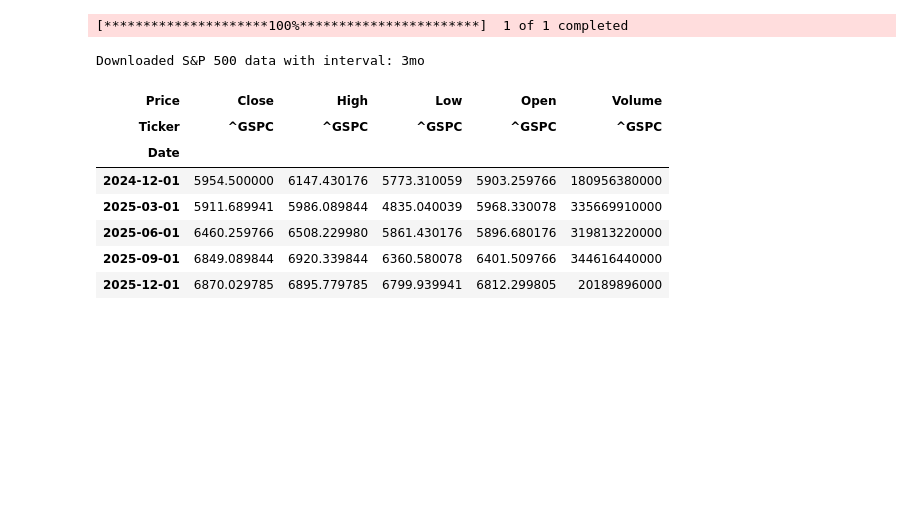
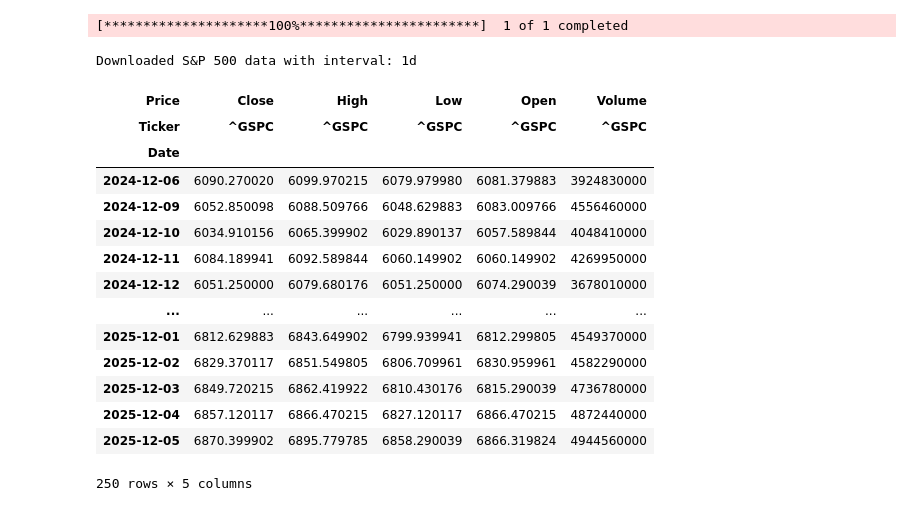
Before and after one commit to adilonam/setup-predictor, a Jupyter notebook: main.ipynb, the cells around one changed output. Drawn from its saved outputs; the diff is of its cells as text; code cells hidden in the pictures; blank space fills up the shorter version.

```diff
--- a/main.ipynb
+++ b/main.ipynb
@@ -1,27 +1,34 @@
 # %%
 from doctest import DocFileCase
 import yfinance as yf
 
 # Choose an interval: '1d' (daily), '1wk' (weekly), '1mo' (monthly), etc.
-interval = '3mo'  # Change this to '1wk' or '1mo' as needed
+interval = '1d'  # Change this to '1wk' or '1mo' as needed
 symbol = "^GSPC"
 # Download historical data for S&P 500 (^GSPC) with the chosen interval
 df = yf.download(symbol, period="1y", interval=interval)
 
 print(f"Downloaded S&P 500 data with interval: {interval}")
 
 df
 # %% [output]
 [*********************100%***********************]  1 of 1 completed
-Downloaded S&P 500 data with interval: 3mo
+Downloaded S&P 500 data with interval: 1d
 | Price | Close | High | Low | Open | Volume |
 | Ticker | ^GSPC | ^GSPC | ^GSPC | ^GSPC | ^GSPC |
 | Date |  |  |  |  |  |
-| 2024-12-01 | 5954.500000 | 6147.430176 | 5773.310059 | 5903.259766 | 180956380000 |
-| 2025-03-01 | 5911.689941 | 5986.089844 | 4835.040039 | 5968.330078 | 335669910000 |
-| 2025-06-01 | 6460.259766 | 6508.229980 | 5861.430176 | 5896.680176 | 319813220000 |
-| 2025-09-01 | 6849.089844 | 6920.339844 | 6360.580078 | 6401.509766 | 344616440000 |
-| 2025-12-01 | 6870.029785 | 6895.779785 | 6799.939941 | 6812.299805 | 20189896000 |
+| 2024-12-06 | 6090.270020 | 6099.970215 | 6079.979980 | 6081.379883 | 3924830000 |
+| 2024-12-09 | 6052.850098 | 6088.509766 | 6048.629883 | 6083.009766 | 4556460000 |
+| 2024-12-10 | 6034.910156 | 6065.399902 | 6029.890137 | 6057.589844 | 4048410000 |
+| 2024-12-11 | 6084.189941 | 6092.589844 | 6060.149902 | 6060.149902 | 4269950000 |
+| 2024-12-12 | 6051.250000 | 6079.680176 | 6051.250000 | 6074.290039 | 3678010000 |
+| ... | ... | ... | ... | ... | ... |
+| 2025-12-01 | 6812.629883 | 6843.649902 | 6799.939941 | 6812.299805 | 4549370000 |
+| 2025-12-02 | 6829.370117 | 6851.549805 | 6806.709961 | 6830.959961 | 4582290000 |
+| 2025-12-03 | 6849.720215 | 6862.419922 | 6810.430176 | 6815.290039 | 4736780000 |
+| 2025-12-04 | 6857.120117 | 6866.470215 | 6827.120117 | 6866.470215 | 4872440000 |
+| 2025-12-05 | 6870.399902 | 6895.779785 | 6858.290039 | 6866.319824 | 4944560000 |
+250 rows × 5 columns
 # %%
 from lib.line import Calculator
 
```
Also changed, not shown: parts of 8 cells of this notebook, 3 other files.
